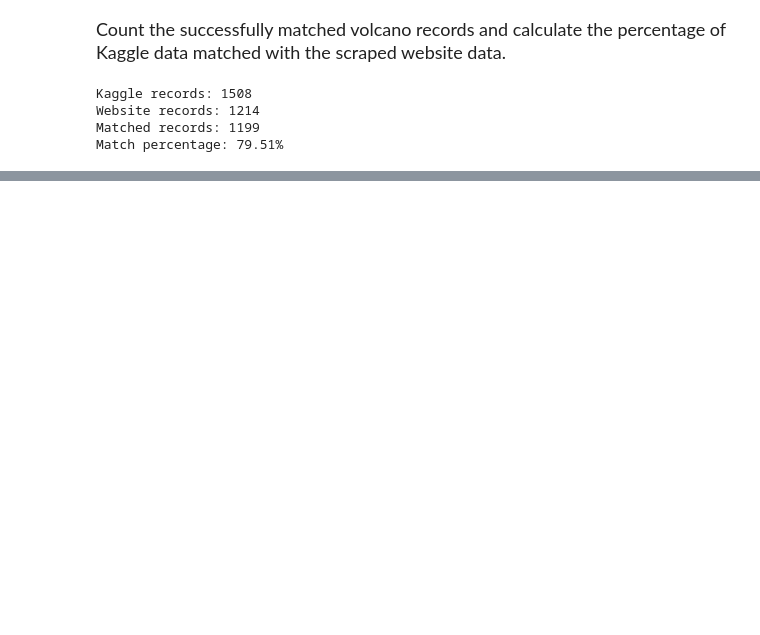
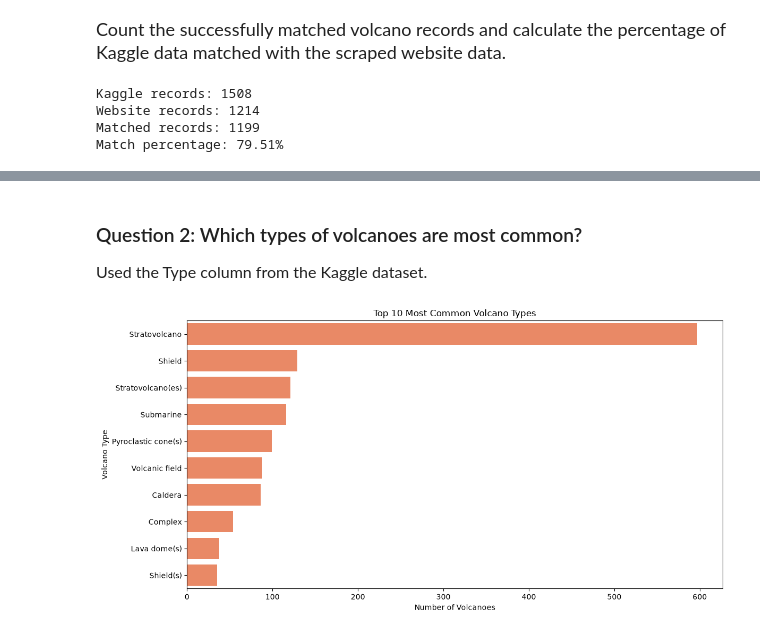
Before and after one commit to NimmyRajan/volcanos, a Jupyter notebook: volcanos.ipynb, the cells around one changed output, grey strips where cells are left out. Cells and saved outputs as stored; diff of their text form; code cells hidden in the pictures; blank space fills up the shorter version.

```diff
--- a/volcanos.ipynb
+++ b/volcanos.ipynb
@@ -199,0 +227,22 @@ Match percentage: 79.51%
+# %% [markdown]
+### Question 2: Which types of volcanoes are most common?
+<font size="3">Used the Type column from the Kaggle dataset.</font>
+# %%
+# Count the most common volcano types
+top_types = kaggle_df["Type"].value_counts().head(10)
+
+plt.figure(figsize=(12, 6))
+
+sns.barplot(
+    x=top_types.values,
+    y=top_types.index,
+    color="coral"
+)
+
+plt.title("Top 10 Most Common Volcano Types")
+plt.xlabel("Number of Volcanoes")
+plt.ylabel("Volcano Type")
+plt.tight_layout()
+plt.show()
+# %% [output]
+[figure, added]
```
Also changed, not shown: parts of 5 cells of this notebook, 1 other file.
